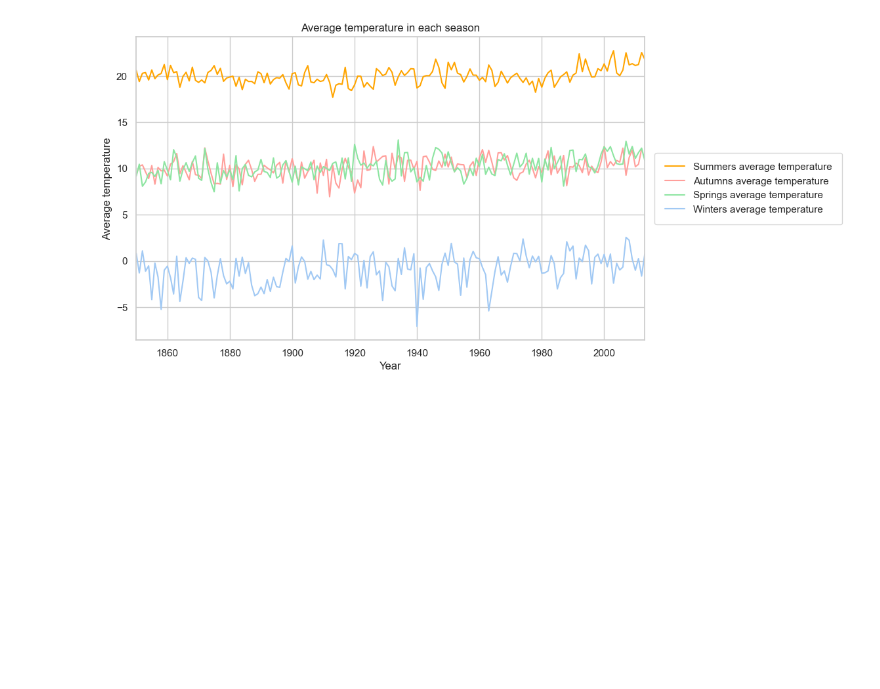
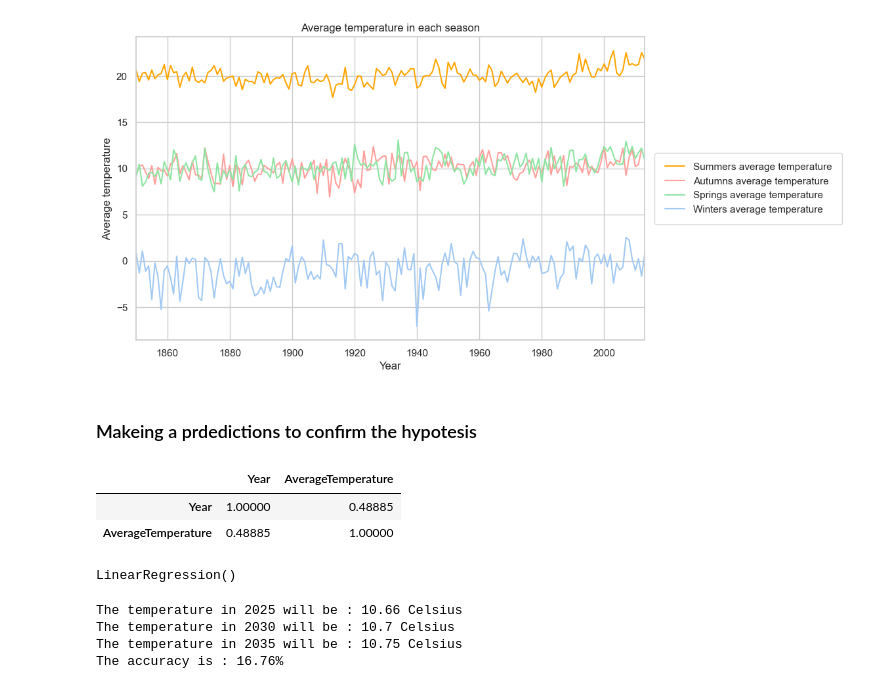
Before and after one commit to bankimiki1/ProjectI_source, a Jupyter notebook: Data_visualization_and_prediction.ipynb, the cells around one changed output. Drawn from its saved outputs; the diff is of its cells as text; code cells hidden in the pictures; blank space fills up the shorter version.

Commit message:
Liner regression made

```diff
--- a/Data_visualization_and_prediction.ipynb
+++ b/Data_visualization_and_prediction.ipynb
@@ -119,3 +125,43 @@ ax.set_title('Average temperature in each season')
 legend = plt.legend(loc='center left', bbox_to_anchor=(1, 0.5), frameon=True, borderpad=1, borderaxespad=1)
 # %% [output]
 [figure]
+# %% [markdown]
+### Makeing a prdedictions to confirm the hypotesis
+# %%
+corr_matrix = df_budapest.corr(numeric_only=True)
+corr_matrix
+# %% [output]
+|  | Year | AverageTemperature |
+| Year | 1.00000 | 0.48885 |
+| AverageTemperature | 0.48885 | 1.00000 |
+# %%
+
+df_budapest = df_budapest.groupby('Year')['AverageTemperature'].mean().reset_index()
+
+x = df_budapest['Year'].values.reshape(-1, 1)
+y = df_budapest['AverageTemperature'].values
+
+x_train, x_test, y_train, y_test = train_test_split(x, y, train_size = 0.8)
+
+model = LinearRegression()
+model.fit(x_train, y_train)
+# %% [output]
+LinearRegression()
+# %%
+# make the predictions with the model
+y_pred = model.predict(x_test)
+
+future_years = np.array([[2025], [2030], [2035]])
+future_temps = model.predict(future_years)
+
+print(f'The temperature in 2025 will be : {future_temps[0].round(2)} Celsius ' )
+print(f'The temperature in 2030 will be : {future_temps[1].round(2)} Celsius ' )
+print(f'The temperature in 2035 will be : {future_temps[2].round(2)} Celsius ' )
+
+accuracy = model.score(x_test, y_test)
+print(f'The accuracy is : {accuracy:.2%}')
+# %% [output]
+The temperature in 2025 will be : 10.66 Celsius
+The temperature in 2030 will be : 10.7 Celsius
+The temperature in 2035 will be : 10.75 Celsius
+The accuracy is : 16.76%
```
Also changed, not shown: parts of 2 cells of this notebook.
